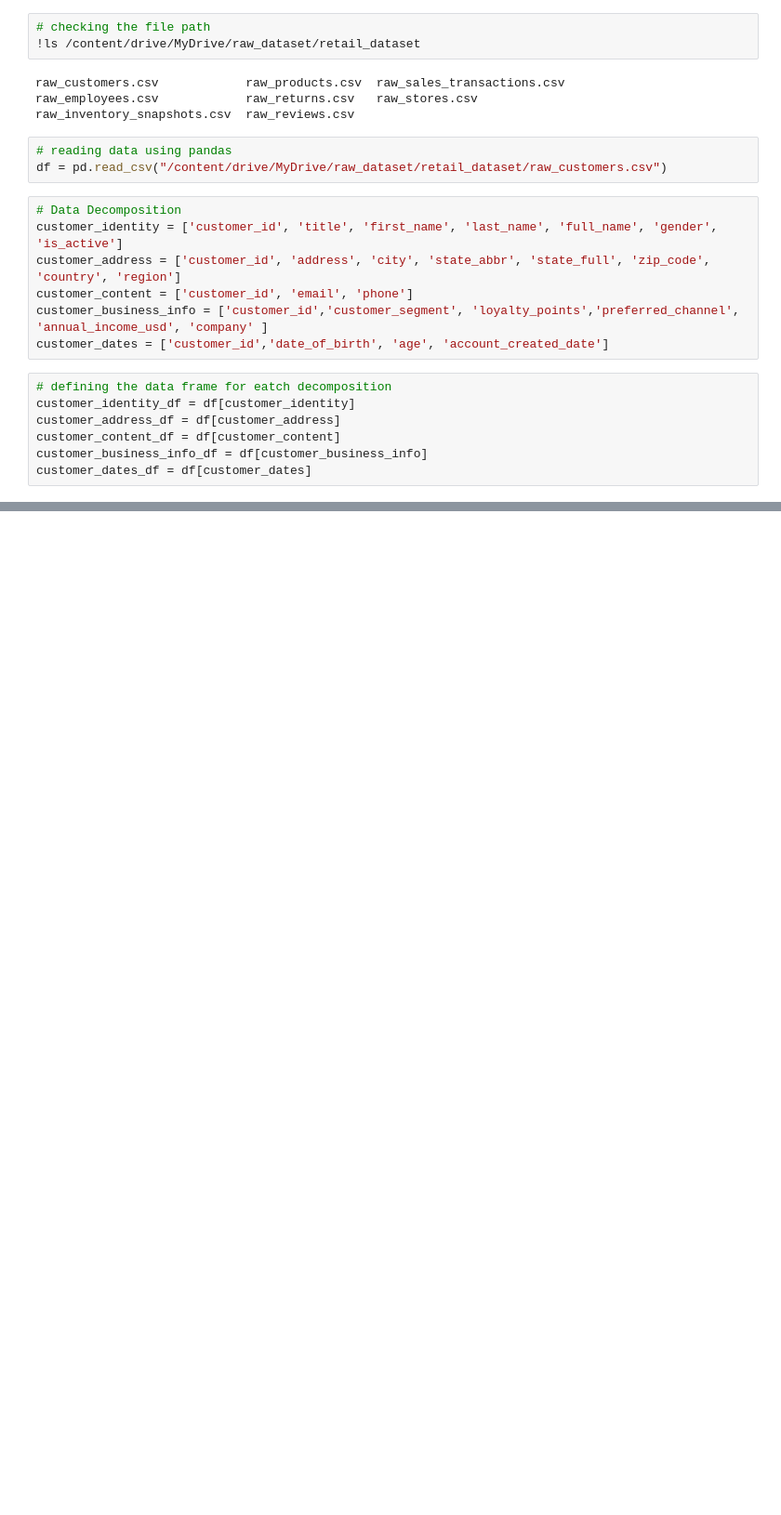
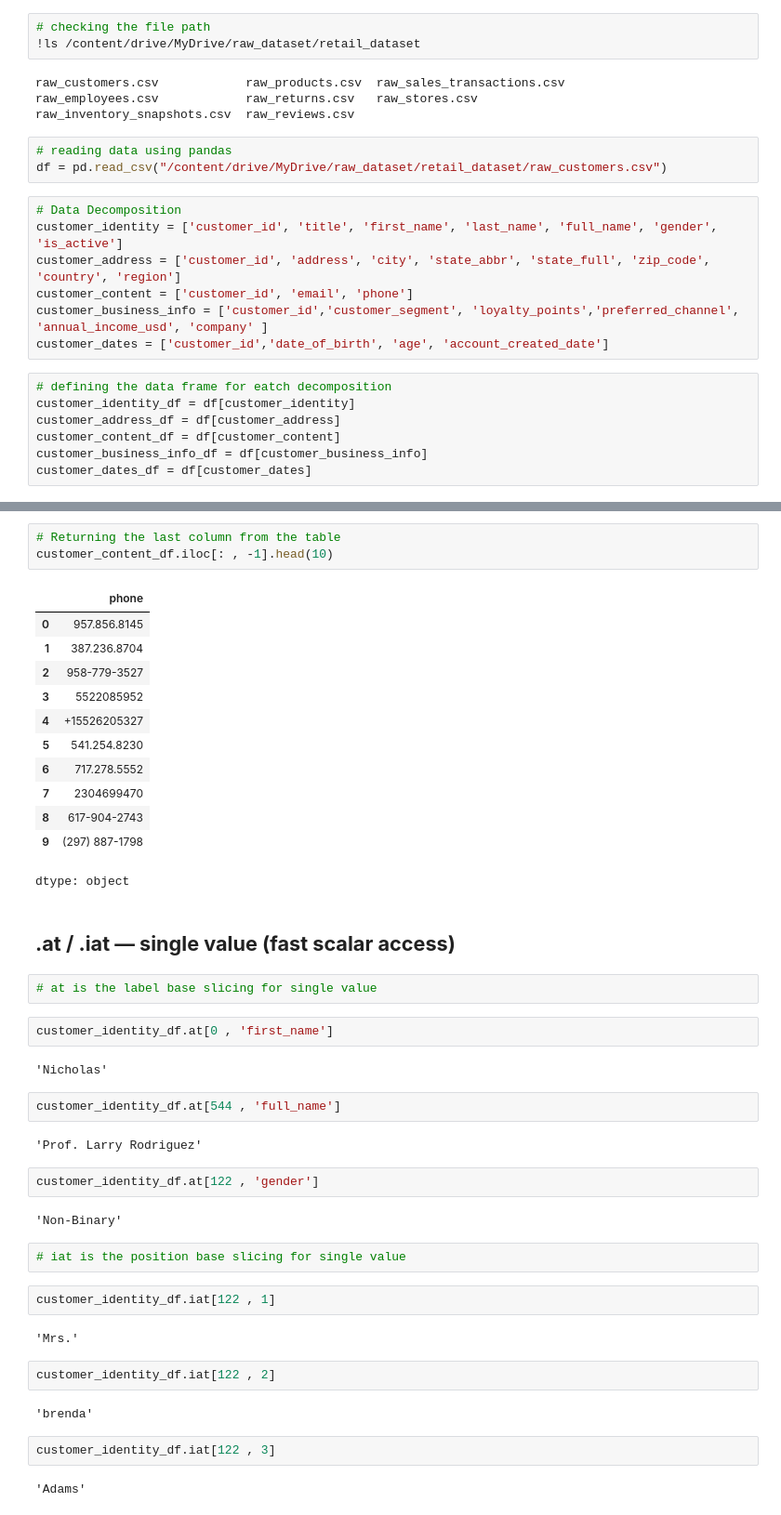
Before and after one commit to Ritik574-coder/python-foundations-to-mastery, a Jupyter notebook: Pandas/selection_and_indexing.ipynb, the cells around one changed output, grey strips where cells are left out. Shown at 93% size. Drawn from its saved outputs; the diff is of its cells as text; blank space fills up the shorter version.

```diff
--- a/Pandas/selection_and_indexing.ipynb
+++ b/Pandas/selection_and_indexing.ipynb
@@ -183,0 +370,46 @@ print(tabulate(customer_business_info_df.select_dtypes(include='object').sample(
+# %%
+# Returning the last column from the table
+customer_content_df.iloc[: , -1].head(10)
+# %% [output]
+|  | phone |
+| 0 | 957.856.8145 |
+| 1 | 387.236.8704 |
+| 2 | 958-779-3527 |
+| 3 | 5522085952 |
+| 4 | +15526205327 |
+| 5 | 541.254.8230 |
+| 6 | 717.278.5552 |
+| 7 | 2304699470 |
+| 8 | 617-904-2743 |
+| 9 | (297) 887-1798 |
+dtype: object
+# %% [markdown]
+## **.at / .iat — single value (fast scalar access)**
+# %%
+# at is the label base slicing for single value
+# %%
+customer_identity_df.at[0 , 'first_name']
+# %% [output]
+'Nicholas'
+# %%
+customer_identity_df.at[544 , 'full_name']
+# %% [output]
+'Prof. Larry Rodriguez'
+# %%
+customer_identity_df.at[122 , 'gender']
+# %% [output]
+'Non-Binary'
+# %%
+# iat is the position base slicing for single value
+# %%
+customer_identity_df.iat[122 , 1]
+# %% [output]
+'Mrs.'
+# %%
+customer_identity_df.iat[122 , 2]
+# %% [output]
+'brenda'
+# %%
+customer_identity_df.iat[122 , 3]
+# %% [output]
+'Adams'
```
Also changed, not shown: parts of 21 cells of this notebook.
